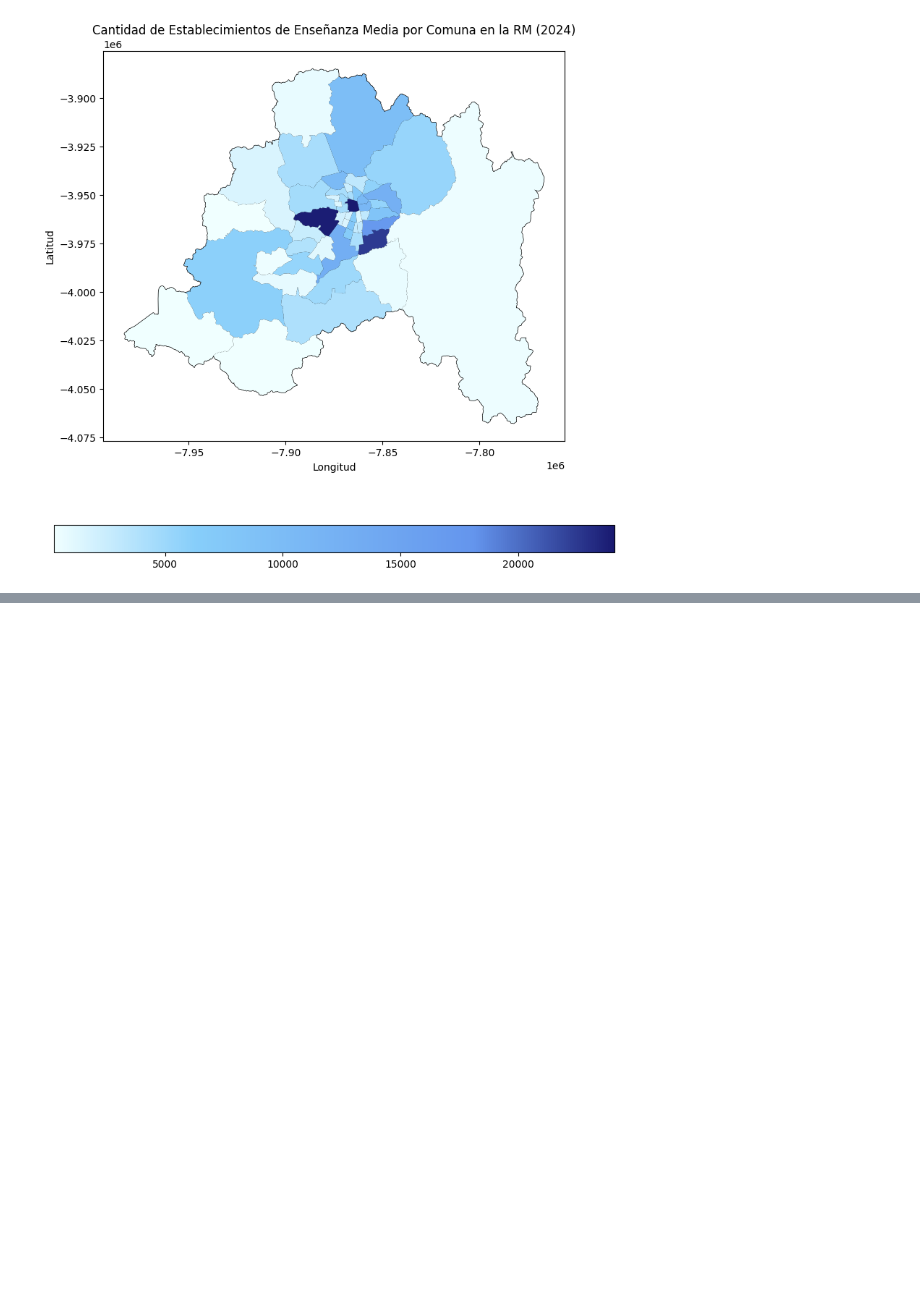
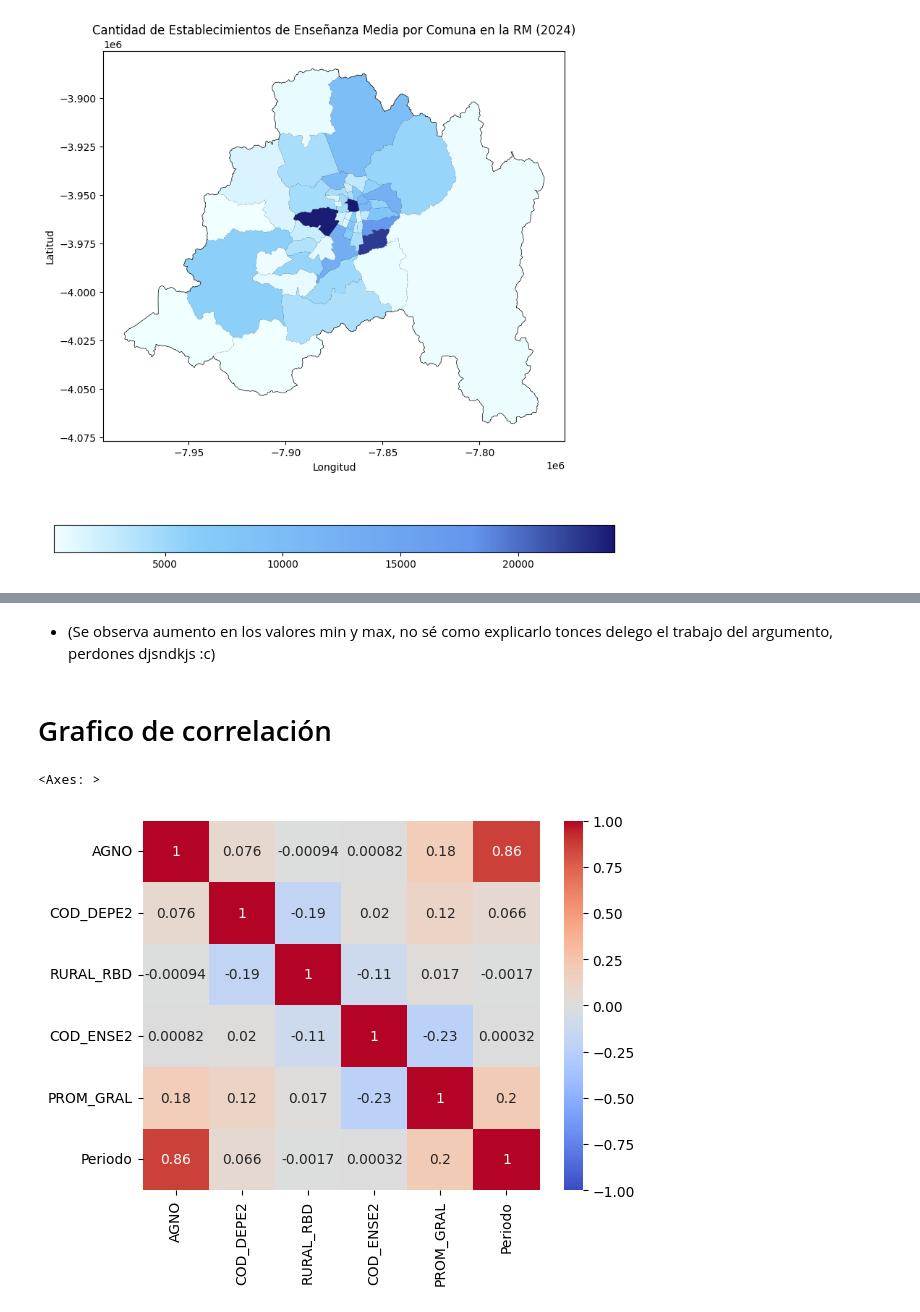
Before and after one commit to cony45678/Proyecto-Semestral-IMT2200, a Jupyter notebook: proyecto/notebook_rendimiento.ipynb, the cells around one changed output, grey strips where cells are left out. Drawn from its saved outputs; the diff is of its cells as text; code cells hidden in the pictures; blank space fills up the shorter version.

```diff
--- a/proyecto/notebook_rendimiento.ipynb
+++ b/proyecto/notebook_rendimiento.ipynb
@@ -216,0 +322,15 @@ plt.show()
+# %% [markdown]
+- (Se observa aumento en los valores min y max, no sé como explicarlo tonces delego el trabajo del argumento, perdones djsndkjs :c)
+# %% [markdown]
+# Grafico de correlación
+# %%
+import seaborn as sns
+
+df_correlaciones = df_correlaciones[df_correlaciones["PROM_GRAL"] != 0]
+df_correlaciones['Periodo'] = np.where(df_correlaciones['AGNO'] < 2020, 0, 1) # 0 = pre-pandemia, 1 = post-pandemia
+promedios = 'PROM_GRAL'
+corrs = df_correlaciones.corr(method='spearman')
+sns.heatmap(corrs, annot=True, cmap='coolwarm', vmax=1, vmin=-1)
+# %% [output]
+<Axes: >
+[figure, added]
```
Also changed, not shown: parts of 17 cells of this notebook.
